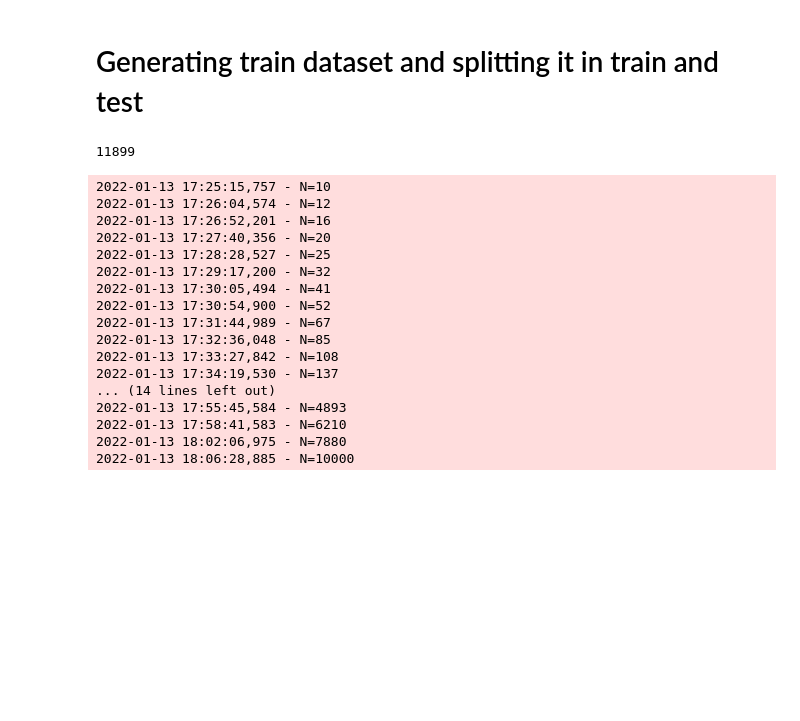
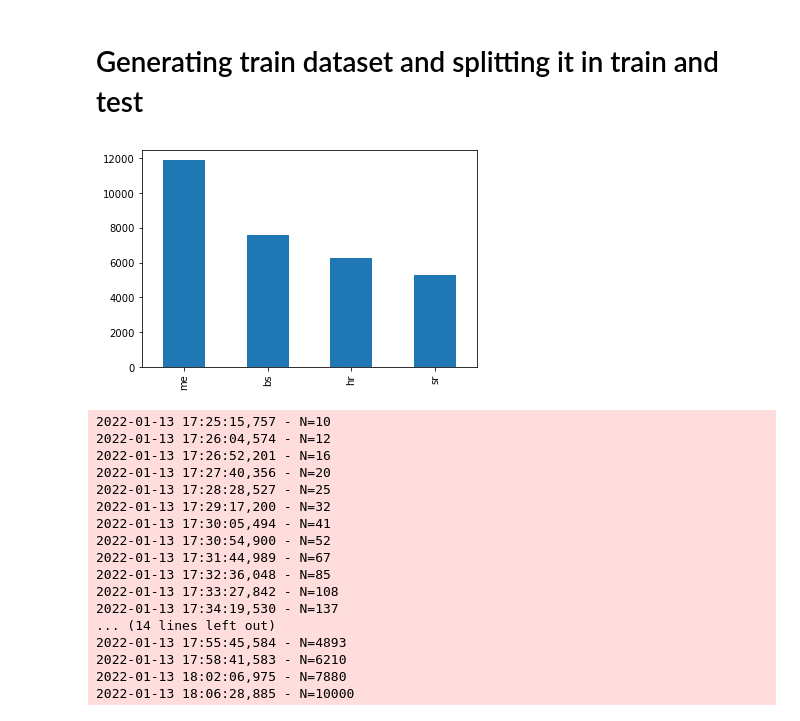
Before and after one commit to 5roop/task4, a Jupyter notebook: 20_retesting_in_domain_performance.ipynb, the cells around one changed output. Drawn from its saved outputs; the diff is of its cells as text; code cells hidden in the pictures; blank space fills up the shorter version.

```diff
--- a/20_retesting_in_domain_performance.ipynb
+++ b/20_retesting_in_domain_performance.ipynb
@@ -31,10 +31,15 @@ train = pd.DataFrame(data={"text": texts, "labels": labels})
 from sklearn.model_selection import train_test_split
 
 train, eval_df = train_test_split(train, test_size=0.1, stratify=train.labels)
-# %%
-eval_df.labels.value_counts()["me"]
-# %% [output]
-11899
+# %%
+import matplotlib.pyplot as plt
+
+
+eval_df.labels.value_counts().plot(kind="bar")
+
+plt.show()
+# %% [output]
+[figure, added]
 # %%
 from sklearn.naive_bayes import GaussianNB
 clf = GaussianNB()
```
Also changed, not shown: 1 other file.
